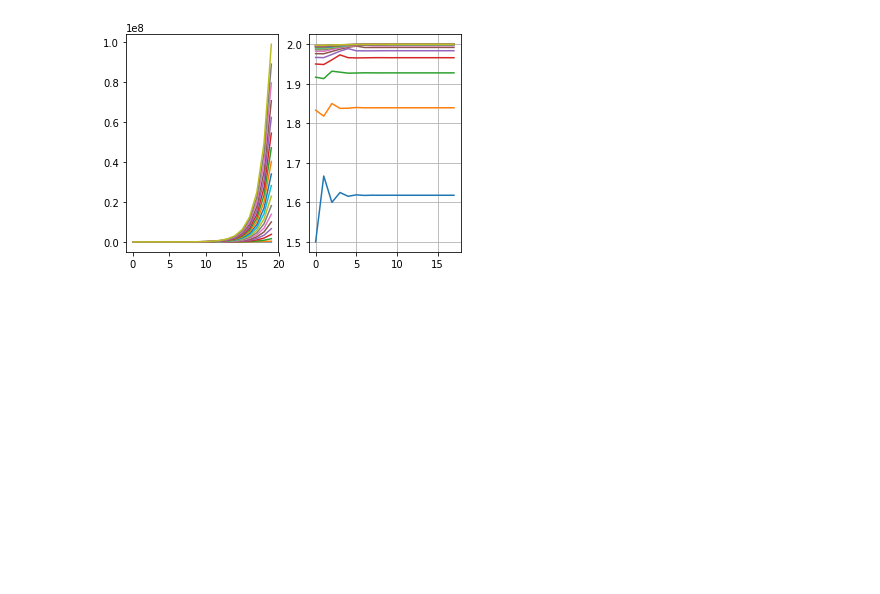
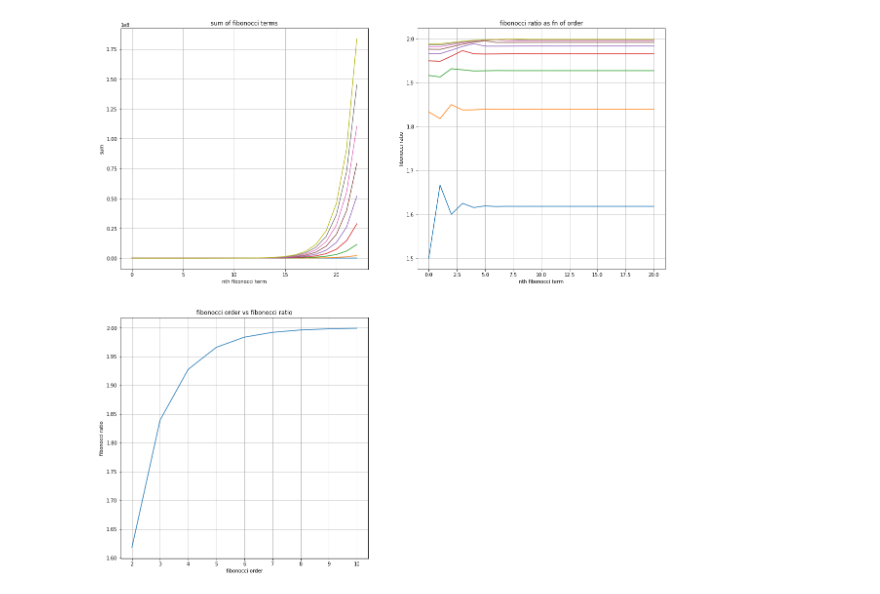
Before and after one commit to jaykrmishra/earthquake, a Jupyter notebook: fibonocci_ed1.ipynb, the cells around one changed output. Cells and saved outputs as stored; diff of their text form; code cells hidden in the pictures; blank space fills up the shorter version.

Commit message:
updating fibonocci code

```diff
--- a/fibonocci_ed1.ipynb
+++ b/fibonocci_ed1.ipynb
@@ -2,12 +2,24 @@
 import numpy as np
 import pandas as pd
 import matplotlib.pyplot as plt
+import warnings
+warnings.filterwarnings('ignore')
+
+#warnings.filterwarnings(action='once')
+##(to see warnings once)
 
 #Expanding the code to generalize n_f and n_t
 
-nf = 20
-nt = 20
+nf = 10 # beginning from 2
+nt = 23
 
+plt.figure(figsize=(20,20))
+
+#fig, ax = plt.subplots(figsize=(20, 10))
+#fig = plt.gcf() --> fig.set_size_inches(11,8)
+
+f_r = []
+f_nn = []
 for ii in range(2,nf+1):
 
     n_f = ii #no. of terms to sum for fibonocci
@@ -15,6 +27,7 @@ for ii in range(2,nf+1):
 
     f_s = [] # list def for fibonocci series
     f_d = []
+
 #first fibonocci term of the series, different from regular terms
 
     f_n = np.linspace(0,n_f,n_f, endpoint=False)
@@ -39,12 +52,37 @@ for ii in range(2,nf+1):
   #  print (f_d)
   #  print (ns)
   #  print (f_s)
-    plt.subplot(121)
+    plt.subplot(221)
     plt.plot(n_s,f_s)
-    plt.subplot(122)
+    plt.subplot(222)
     plt.plot(n_s[:nt-2],f_d)
 
+
+    plt.subplot(221)
+    plt.xlabel('nth fibonocci term')
+    plt.ylabel('sum')
+    plt.title('sum of fibonocci terms')
+    plt.grid(True)
+    #plt.legend(handles=n_f)
+
+    plt.subplot(222)
+    plt.xlabel('nth fibonocci term')
+    plt.ylabel('fibonocci ratio')
+    plt.title('fibonocci ratio as fn of order')
+    plt.grid(True)
+
+    f_r.append(f_d[nt-4]) # constant fibonocci ratio
+    f_nn.append(ii)
+
+plt.subplot(223)
+plt.plot(f_nn,f_r)
+plt.xlabel('fibonocci order')
+plt.ylabel('fibonocci ratio')
+plt.title('fibonocci order vs fibonocci ratio')
+plt.grid(True)
+    #    print (f_d)
+#print (f_n+2, )
+
 #plt.hold(True)
-plt.grid(True)
-plt.show()
+#plt.show()
 # %% [output]
@@ -53 +89 @@ Adding an axes using the same arguments as a previous axes currently reuses the
-[figure, old version]
+[figure, new version]
```
Also changed, not shown: parts of 1 cell of this notebook.
